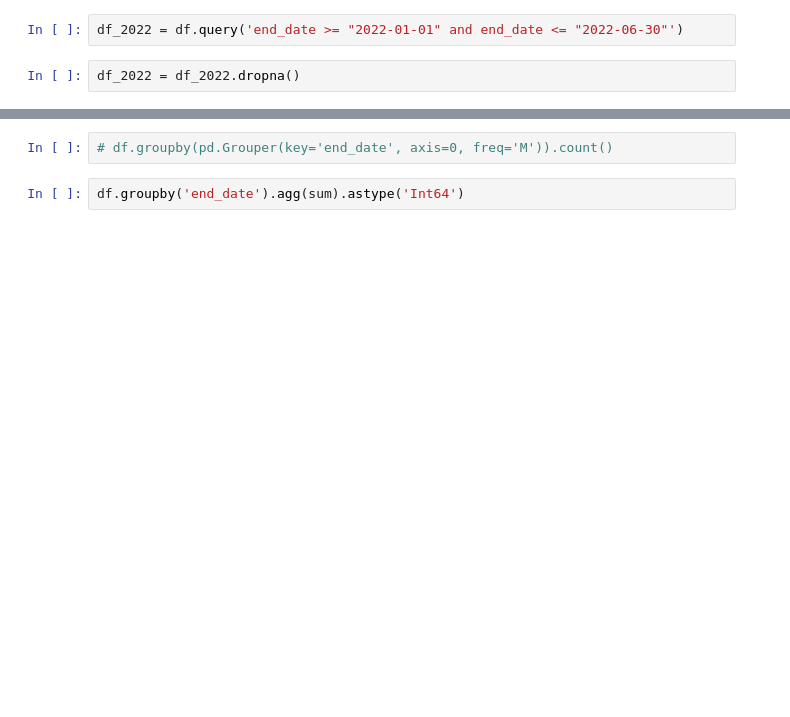
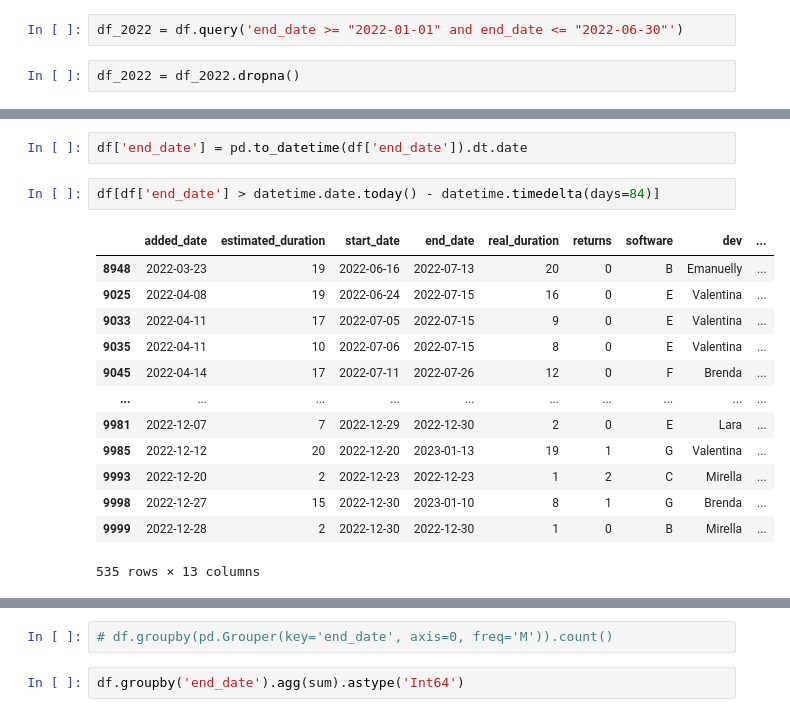
Before and after one commit to tharcyla/dashboard, a Jupyter notebook: test.ipynb, the cells around one changed output, grey strips where cells are left out. Cells and saved outputs as stored; diff of their text form; blank space fills up the shorter version.

```diff
--- a/test.ipynb
+++ b/test.ipynb
@@ -76 +197,19 @@ df
+# %%
+df['end_date'] = pd.to_datetime(df['end_date']).dt.date
+# %%
+df[df['end_date'] > datetime.date.today() - datetime.timedelta(days=84)]
+# %% [output]
+|  | added_date | estimated_duration | start_date | end_date | real_duration | returns | software | dev | ... |
+| 8948 | 2022-03-23 | 19 | 2022-06-16 | 2022-07-13 | 20 | 0 | B | Emanuelly | ... |
+| 9025 | 2022-04-08 | 19 | 2022-06-24 | 2022-07-15 | 16 | 0 | E | Valentina | ... |
+| 9033 | 2022-04-11 | 17 | 2022-07-05 | 2022-07-15 | 9 | 0 | E | Valentina | ... |
+| 9035 | 2022-04-11 | 10 | 2022-07-06 | 2022-07-15 | 8 | 0 | E | Valentina | ... |
+| 9045 | 2022-04-14 | 17 | 2022-07-11 | 2022-07-26 | 12 | 0 | F | Brenda | ... |
+| ... | ... | ... | ... | ... | ... | ... | ... | ... | ... |
+| 9981 | 2022-12-07 | 7 | 2022-12-29 | 2022-12-30 | 2 | 0 | E | Lara | ... |
+| 9985 | 2022-12-12 | 20 | 2022-12-20 | 2023-01-13 | 19 | 1 | G | Valentina | ... |
+| 9993 | 2022-12-20 | 2 | 2022-12-23 | 2022-12-23 | 1 | 2 | C | Mirella | ... |
+| 9998 | 2022-12-27 | 15 | 2022-12-30 | 2023-01-10 | 8 | 1 | G | Brenda | ... |
+| 9999 | 2022-12-28 | 2 | 2022-12-30 | 2022-12-30 | 1 | 0 | B | Mirella | ... |
+535 rows × 13 columns
 # %%
```
Also changed, not shown: parts of 15 cells of this notebook.
